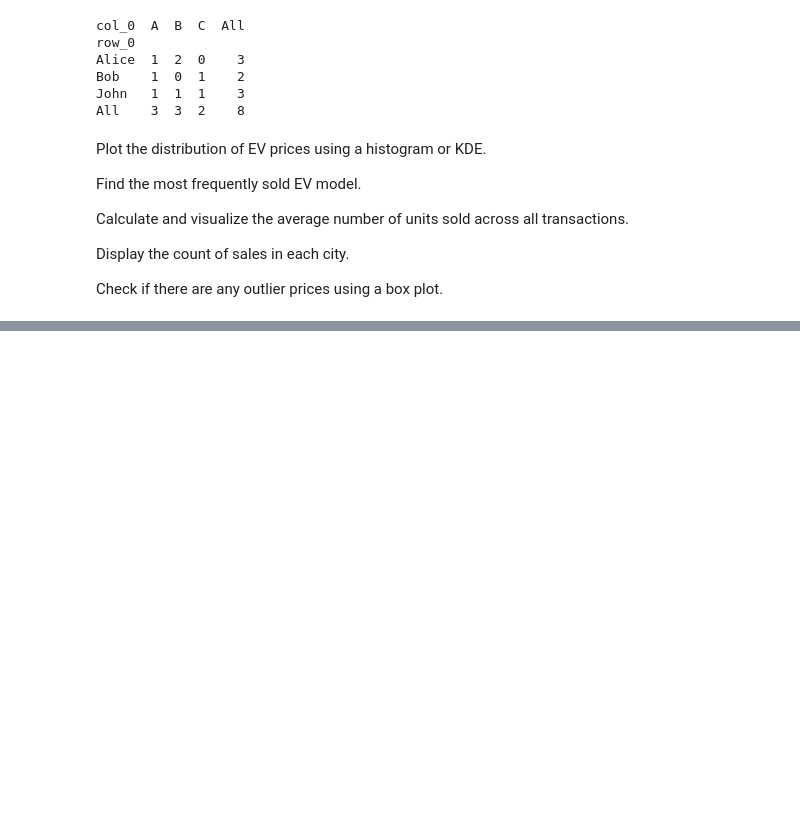
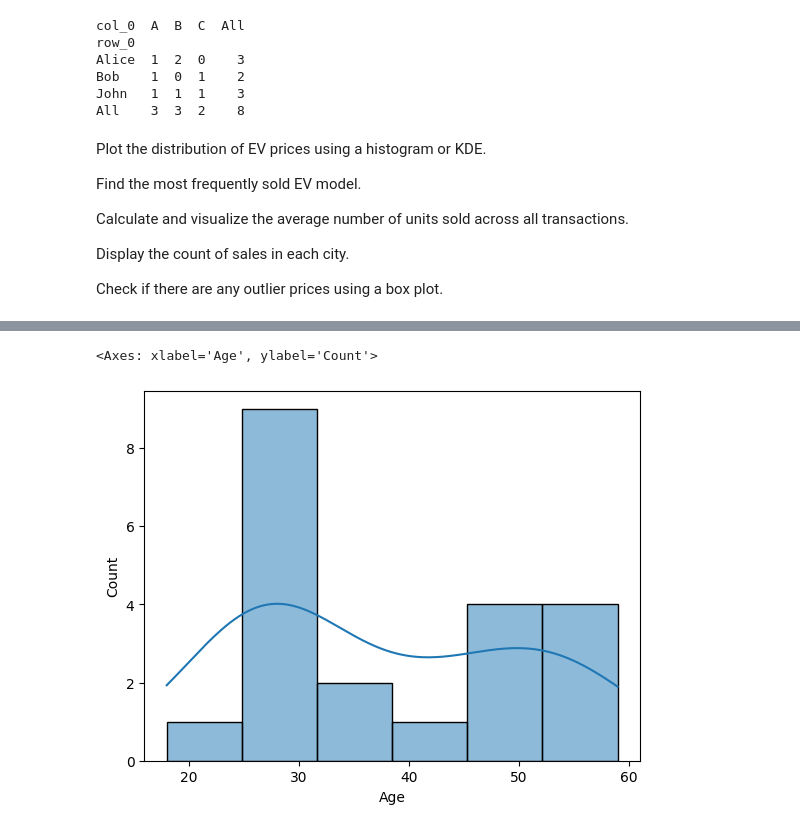
Before and after one commit to harikareddie03/hackathon, a Jupyter notebook: Untitled0.ipynb, the cells around one changed output, grey strips where cells are left out. Cells and saved outputs as stored; diff of their text form; code cells hidden in the pictures; blank space fills up the shorter version.

```diff
--- a/Untitled0.ipynb
+++ b/Untitled0.ipynb
@@ -351 +351,9 @@ sns.boxplot(data=ev_sales,x='Price')
 [figure]
+# %%
+
+import pandas as pd
+
+url = 'https://raw.githubusercontent.com/harikareddie03/hackathon/refs/heads/main/fitness_members.csv'
+
+df = pd.read_csv(url)
+df.head()
@@ -351,0 +409,7 @@ sns.boxplot(data=ev_sales,x='Price')
+# %%
+import matplotlib.pyplot as plt
+import seaborn as sns
+sns.histplot(df['Age'],kde=True)
+# %% [output]
+<Axes: xlabel='Age', ylabel='Count'>
+[figure, added]
```
Also changed, not shown: parts of 7 cells of this notebook.
